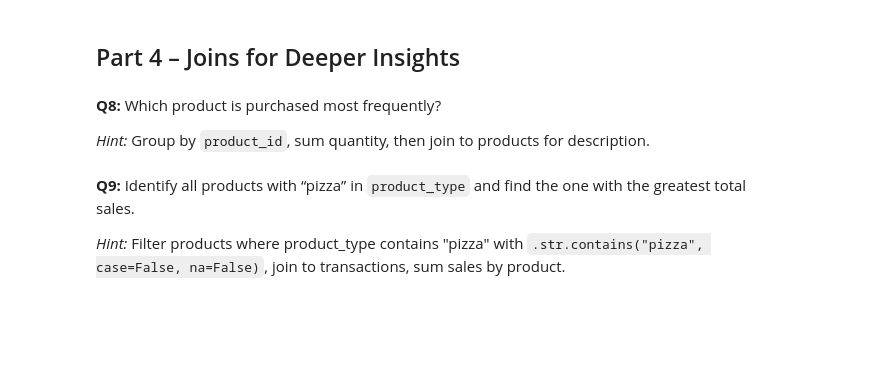
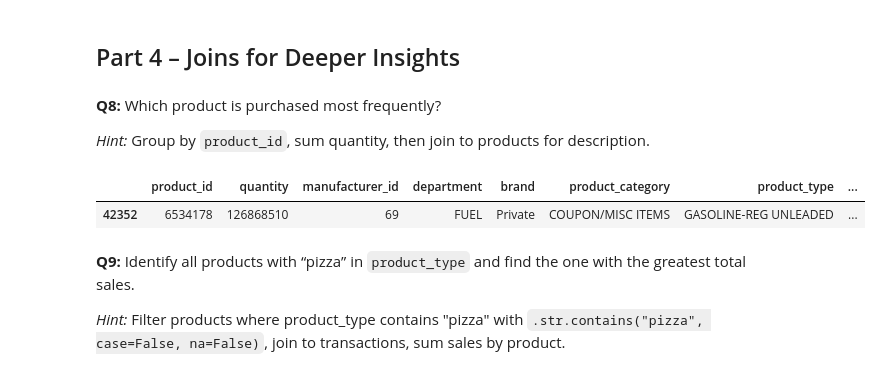
Before and after one commit to mbreese/BANA-7025, a Jupyter notebook: assignments/homework/week-04-homework.ipynb, the cells around one changed output. Drawn from its saved outputs; the diff is of its cells as text; code cells hidden in the pictures; blank space fills up the shorter version.

```diff
--- a/assignments/homework/week-04-homework.ipynb
+++ b/assignments/homework/week-04-homework.ipynb
@@ -242,6 +292,14 @@ After filtering : 1460438
 *Hint:* Group by `product_id`, sum quantity, then join to products for description.
 # %%
 # Your code here
+transactions.groupby("product_id")\
+  .agg({"quantity":"sum"})\
+  .merge(products, on="product_id", how="inner")\
+  .sort_values("quantity", ascending=False)\
+  .head(1)
+# %% [output]
+|  | product_id | quantity | manufacturer_id | department | brand | product_category | product_type | ... |
+| 42352 | 6534178 | 126868510 | 69 | FUEL | Private | COUPON/MISC ITEMS | GASOLINE-REG UNLEADED | ... |
 # %% [markdown]
 
 **Q9:** Identify all products with “pizza” in `product_type` and find the one with the greatest total sales.
```
Also changed, not shown: parts of 10 cells of this notebook.
